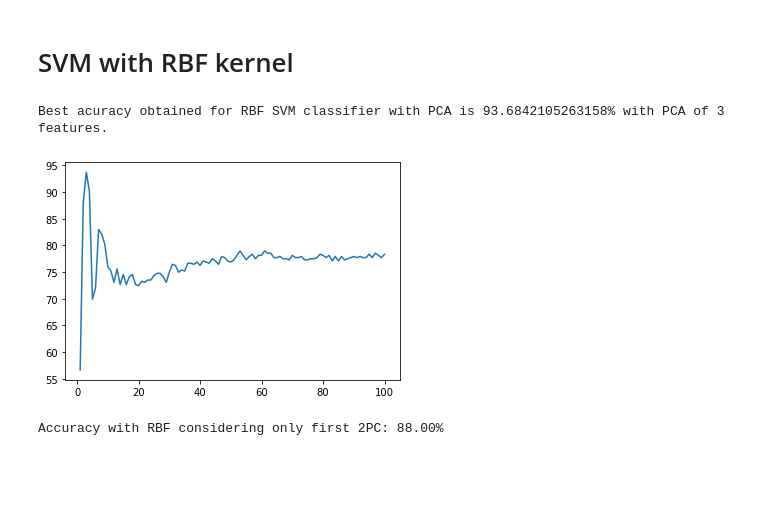
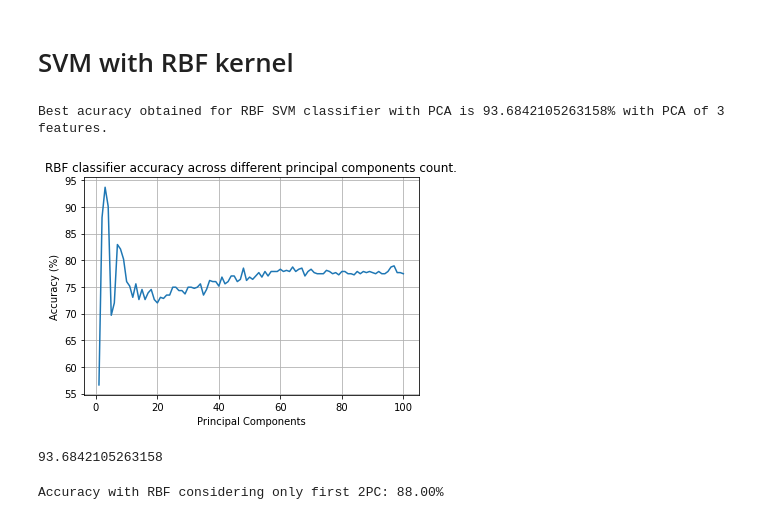
Before and after one commit to youssefg7/Fruit-Classifier, a Jupyter notebook: Project grayscale.ipynb, the cells around one changed output. Saved outputs shown, nothing was run; the diff lists cells and outputs as text; code cells hidden in the pictures; blank space fills up the shorter version.

```diff
--- a/Project grayscale.ipynb
+++ b/Project grayscale.ipynb
@@ -281,6 +281,17 @@ plt.show()
 # %% [output]
 Best acuracy obtained for linear SVM classifier with PCA is 56.631578947368425% with PCA of 42 features.
 [figure]
+# %%
+pca, train_pc = performPCA(42, X_train)
+pca, test_pc = performPCA(42, X_test)
+
+# SVM train
+svm = SVC(kernel="linear", probability=True) # Probability = True, enables 5-fold cross validation.
+svm.fit(train_pc, training_labels)
+
+# SVM test
+y_pred=svm.predict(test_pc)
+precision = metrics.accuracy_score(y_pred, test_labels) * 100
 # %% [markdown]
 Visualize linear SVM decision boundaries after dimensionality reduction to 2 features.
 # %%
@@ -323,31 +334,49 @@ Accuracy obtained for linear SVM classifier without PCA is 96.0%.
 # %%
 x_graph = list(range(1,101))
 y_graph = []
 max_accuracy = max_accuracy_pc = 0
 for i in x_graph:
     # PCA
     pca, train_pc = performPCA(i, X_train)
     pca, test_pc = performPCA(i, X_test)
 
     # SVM train
     svm = SVC(kernel="rbf", probability=True) # Probability = True, enables 5-fold cross validation.
     svm.fit(train_pc, training_labels)
 
     # SVM test
     y_pred=svm.predict(test_pc)
     precision = metrics.accuracy_score(y_pred, test_labels) * 100
     y_graph.append(precision)
     if precision > max_accuracy:
         max_accuracy = precision
         max_accuracy_pc = i
 
 print(f"Best acuracy obtained for RBF SVM classifier with PCA is {max_accuracy}% with PCA of {max_accuracy_pc} features.")
 
+plt.grid()
+plt.title("RBF classifier accuracy across different principal components count.")
 plt.plot(x_graph,y_graph)
+plt.xlabel("Principal Components")
+plt.ylabel("Accuracy (%)")
 plt.show()
 # %% [output]
 Best acuracy obtained for RBF SVM classifier with PCA is 93.6842105263158% with PCA of 3 features.
-[figure, old version]
+[figure, new version]
+# %%
+pca, train_pc = performPCA(3, X_train)
+pca, test_pc = performPCA(3, X_test)
+
+# SVM train
+svm = SVC(kernel="rbf", probability=True) # Probability = True, enables 5-fold cross validation.
+svm.fit(train_pc, training_labels)
+
+# SVM test
+y_pred=svm.predict(test_pc)
+precision = metrics.accuracy_score(y_pred, test_labels) * 100
+print(precision)
+# %% [output]
+93.6842105263158
 # %%
 # PCA reduce dimensions to 2
 pca = PCA(n_components=2)
```
Also changed, not shown: parts of 6 cells of this notebook.
